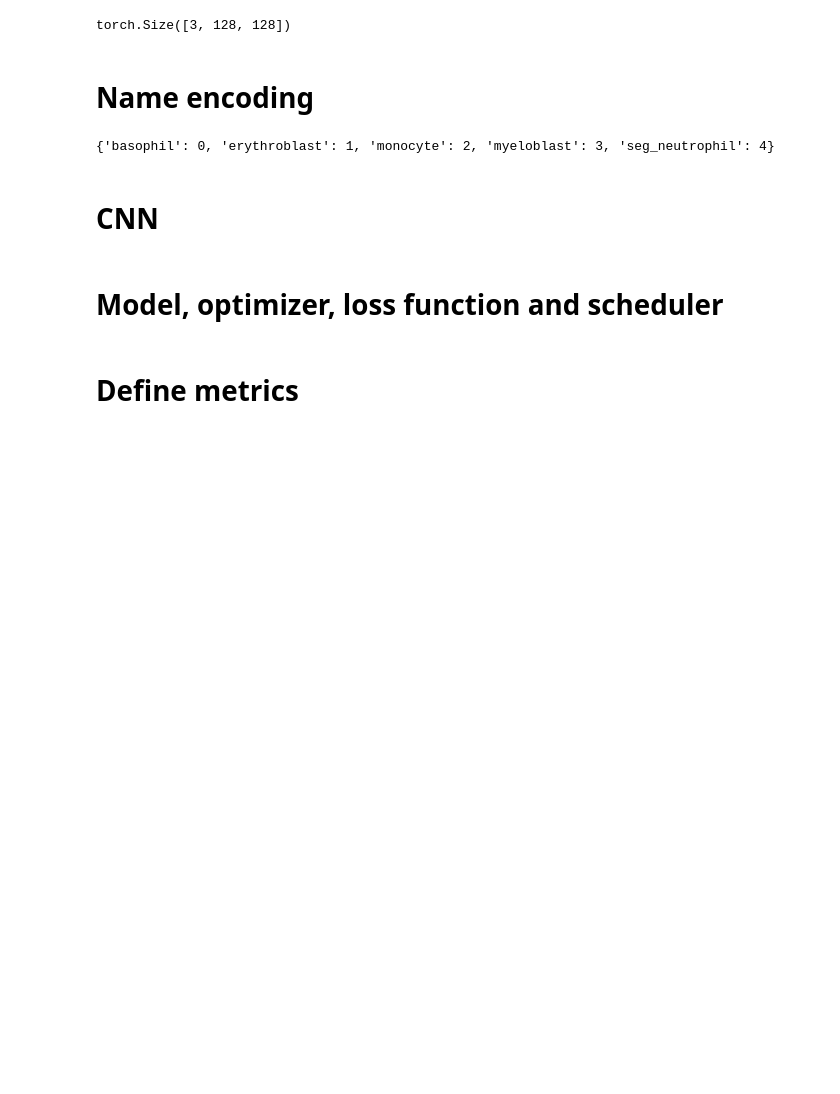
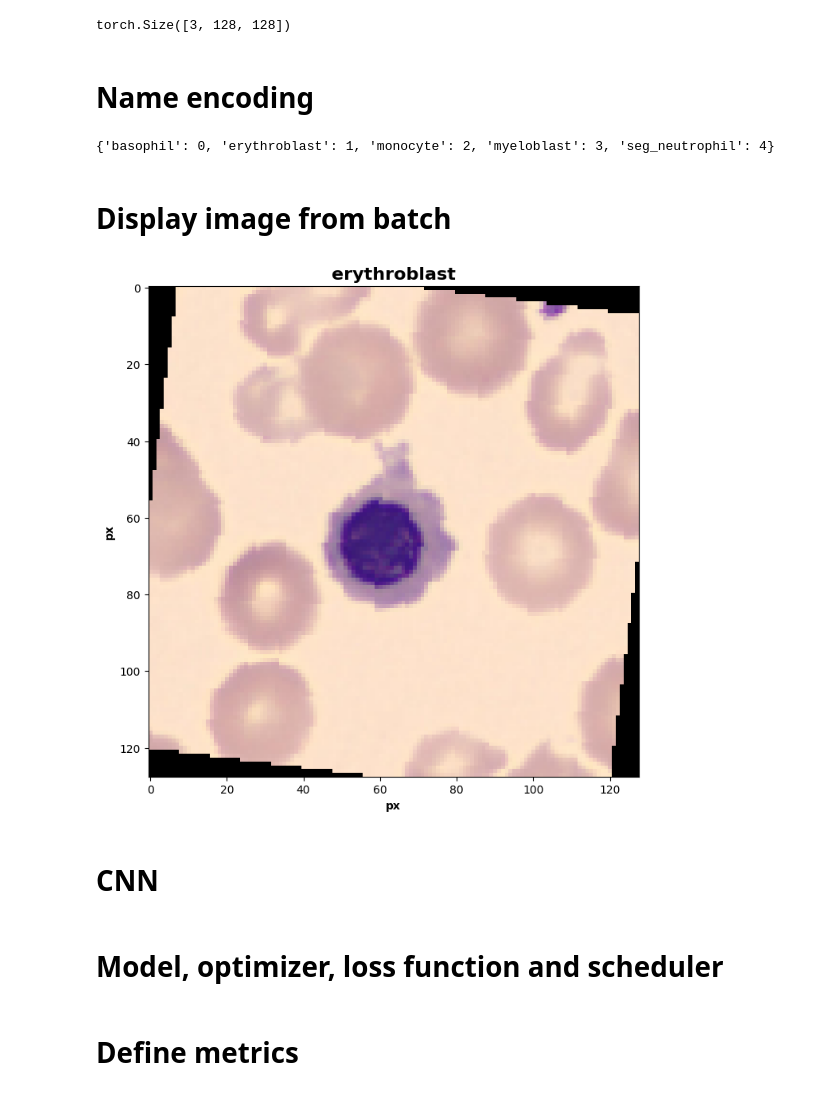
Before and after one commit to 1markmus/CNN-Blood-Cell-Images-for-Cancer-Detection, a Jupyter notebook: Blood images.ipynb, the cells around one changed output. Cells and saved outputs as stored; diff of their text form; code cells hidden in the pictures; blank space fills up the shorter version.

```diff
--- a/Blood images.ipynb
+++ b/Blood images.ipynb
@@ -118,6 +118,27 @@ print(names)
 keys = list(names.keys())
 # %% [output]
 {'basophil': 0, 'erythroblast': 1, 'monocyte': 2, 'myeloblast': 3, 'seg_neutrophil': 4}
+# %% [markdown]
+# Display image from batch
+# %%
+fig, ax = plt.subplots(figsize = (8, 8))
+
+# Plot image
+plt.imshow(images[0].permute(1, 2, 0))
+
+# Title
+plt.title(
+    keys[np.array(labels[0])],
+    fontsize = 16,
+    fontweight = "bold"
+    )
+
+# Axis
+plt.xlabel("px", fontweight = "bold")
+plt.ylabel("px", fontweight = "bold")
+plt.show()
+# %% [output]
+[figure, added]
 # %% [markdown]
 # CNN
 # %%
```
Also changed, not shown: parts of 2 cells of this notebook, 2 other files.
